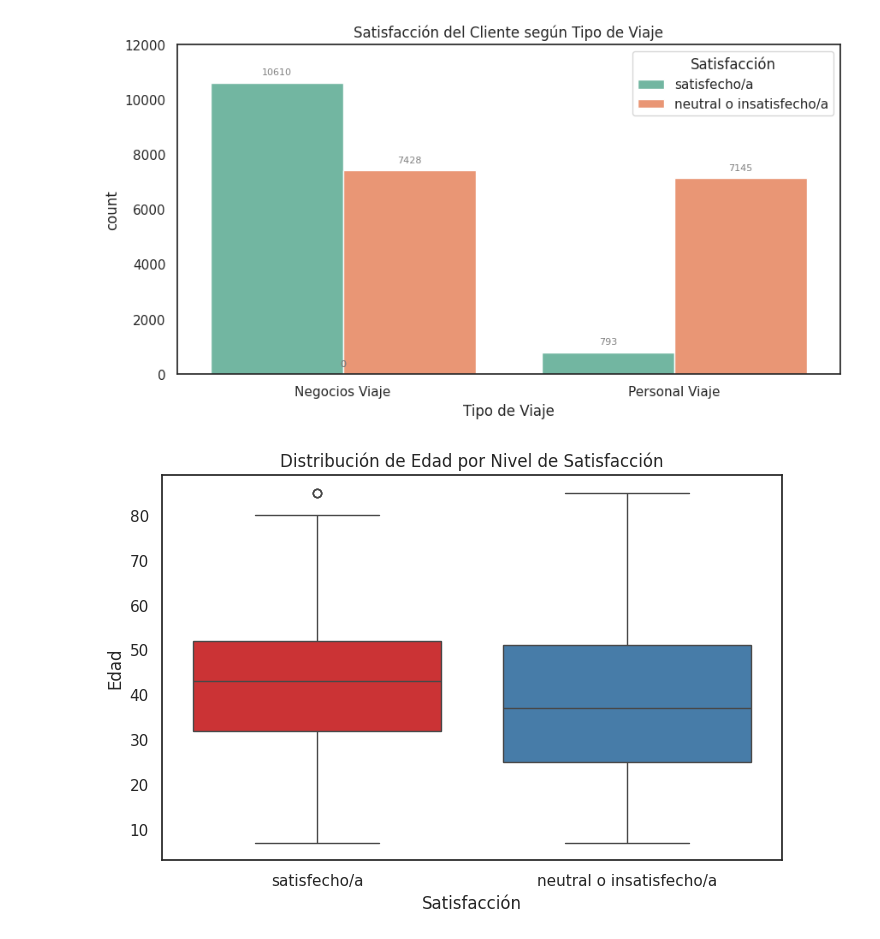
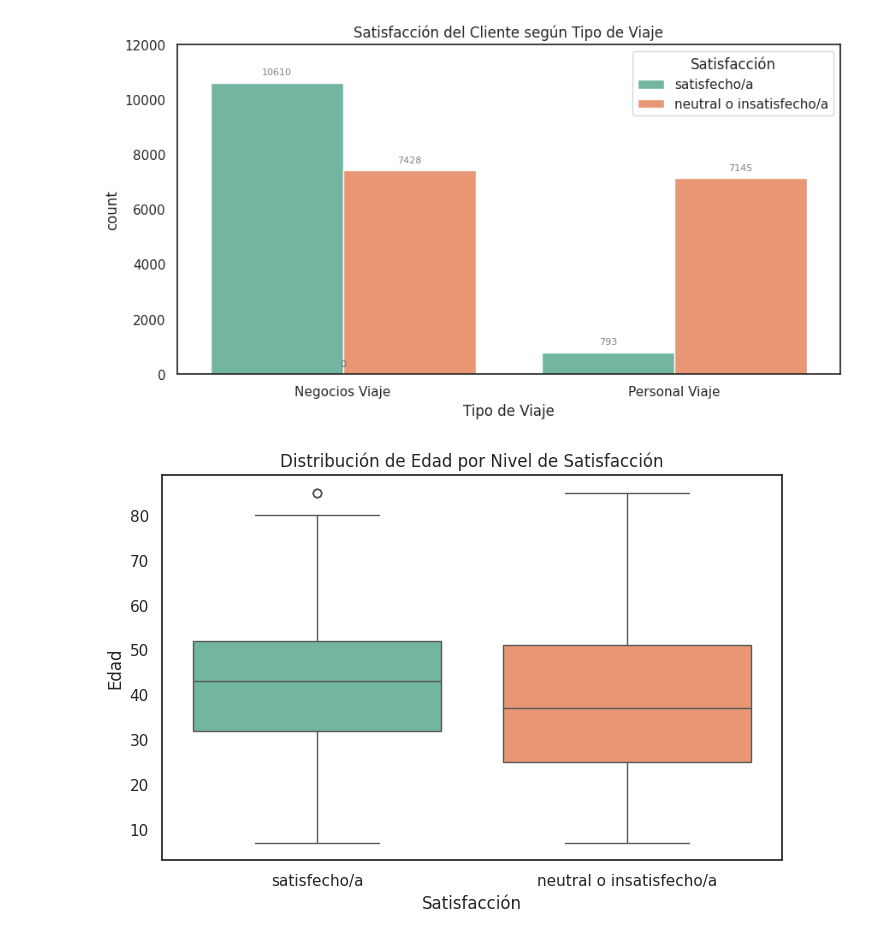
Before and after one commit to soledad-villarrubia/Data_Sciense_1, a Jupyter notebook: Proyecto_Final_CODERHOUSE.ipynb, the cells around one changed output. Drawn from its saved outputs; the diff is of its cells as text; code cells hidden in the pictures.

```diff
--- a/Proyecto_Final_CODERHOUSE.ipynb
+++ b/Proyecto_Final_CODERHOUSE.ipynb
@@ -205,10 +205,10 @@ plt.show()
 [figure]
 # %%
 plt.figure(figsize=(8,5))
-sns.boxplot(data=df, x="Satisfacción", y="Edad", palette="Set1")
+sns.boxplot(data=df, x="Satisfacción", y="Edad", palette="Set2")
 plt.title("Distribución de Edad por Nivel de Satisfacción")
 plt.xlabel("Satisfacción")
 plt.ylabel("Edad")
 plt.show()
 # %% [output]
-[figure, old version]
+[figure, new version]
```
